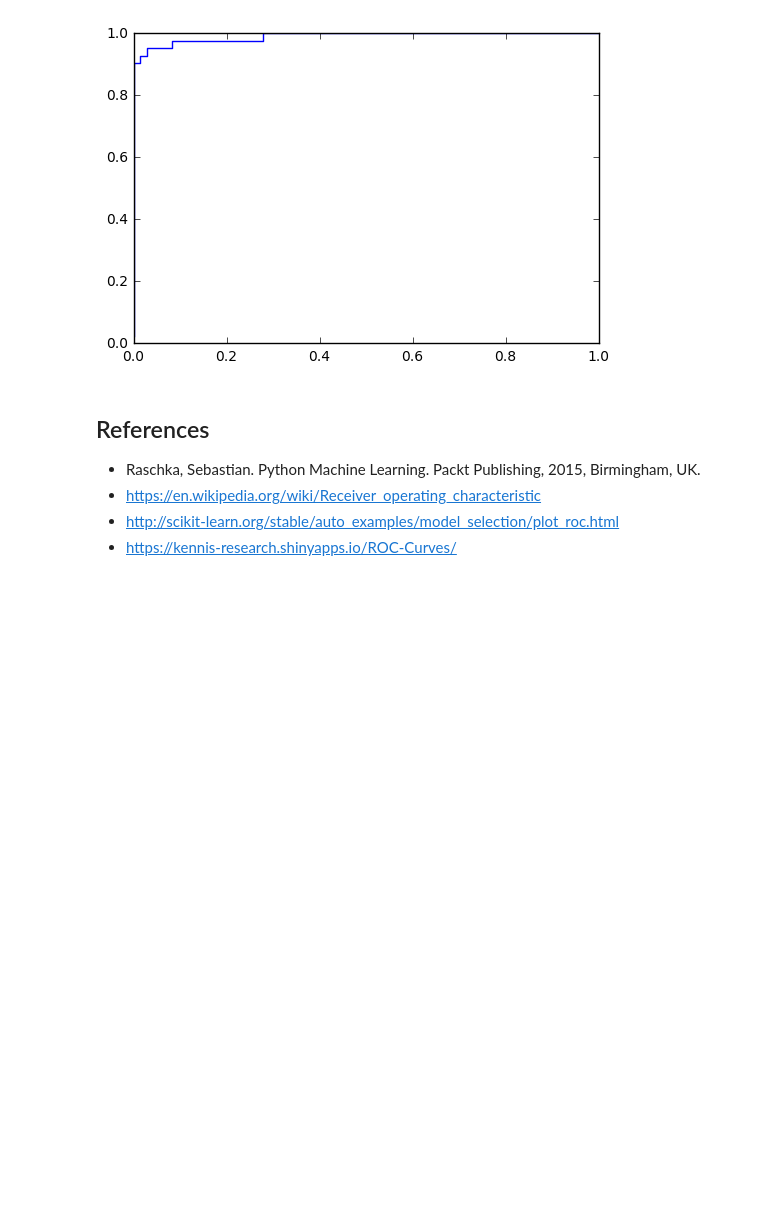
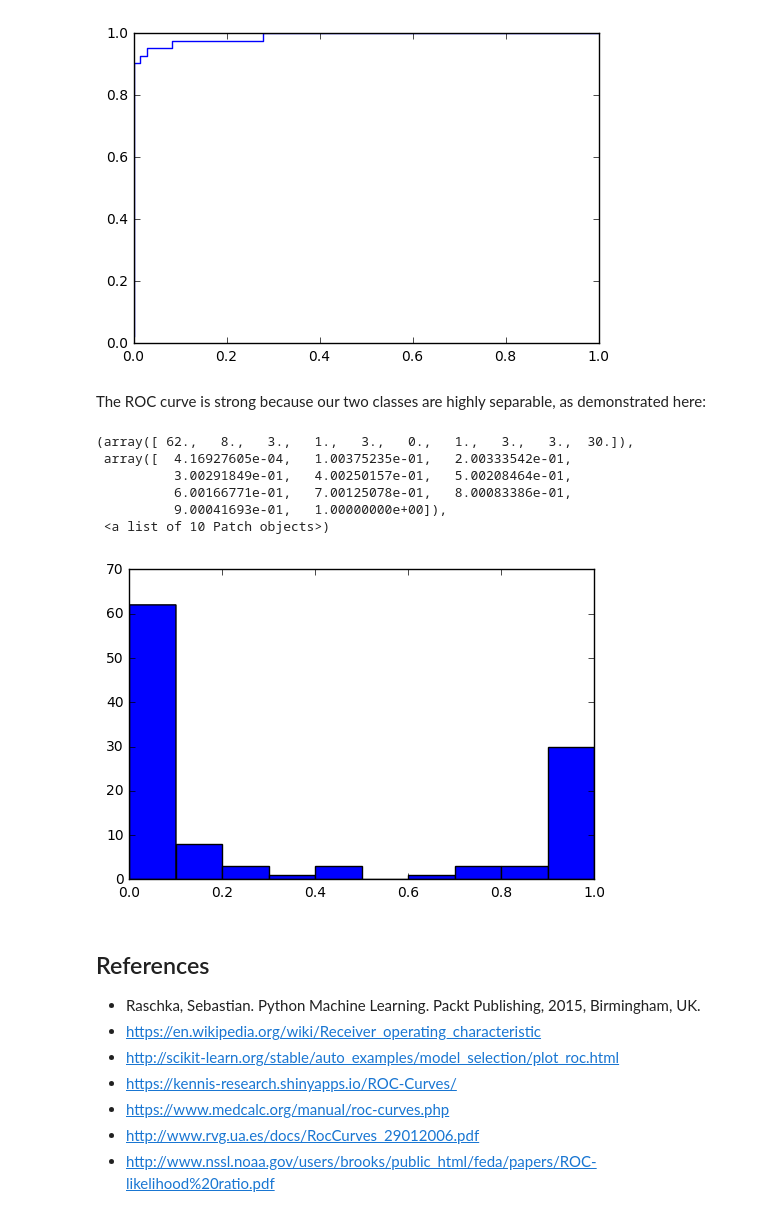
Before and after one commit to zlatankr/Data-Science-Curriculum, a Jupyter notebook: Learning Curve, Validation Curve, and ROC.ipynb, the cells around one changed output. Saved outputs shown, nothing was run; the diff lists cells and outputs as text; code cells hidden in the pictures; blank space fills up the shorter version.

Commit message:
add learning & validation curves, ROC

```diff
--- a/Learning Curve, Validation Curve, and ROC.ipynb
+++ b/Learning Curve, Validation Curve, and ROC.ipynb
@@ -265,6 +265,18 @@ plt.plot(fpr, tpr)
 roc_auc 0.99041005291
 [<matplotlib.lines.Line2D at 0x...>]
 [figure]
+# %% [markdown]
+The ROC curve is strong because our two classes are highly separable, as demonstrated here:
+# %%
+plt.hist(yhat[:,1])
+# %% [output]
+(array([ 62.,   8.,   3.,   1.,   3.,   0.,   1.,   3.,   3.,  30.]),
+ array([  4.16927605e-04,   1.00375235e-01,   2.00333542e-01,
+          3.00291849e-01,   4.00250157e-01,   5.00208464e-01,
+          6.00166771e-01,   7.00125078e-01,   8.00083386e-01,
+          9.00041693e-01,   1.00000000e+00]),
+ <a list of 10 Patch objects>)
+[figure, added]
 # %% [markdown]
 ## References
 
@@ -272,3 +284,6 @@ roc_auc 0.99041005291
 - https://en.wikipedia.org/wiki/Receiver_operating_characteristic
 - http://scikit-learn.org/stable/auto_examples/model_selection/plot_roc.html
 - https://kennis-research.shinyapps.io/ROC-Curves/
+- https://www.medcalc.org/manual/roc-curves.php
+- http://www.rvg.ua.es/docs/RocCurves_29012006.pdf
+- http://www.nssl.noaa.gov/users/brooks/public_html/feda/papers/ROC-likelihood%20ratio.pdf
```
Also changed, not shown: parts of 1 cell of this notebook.
